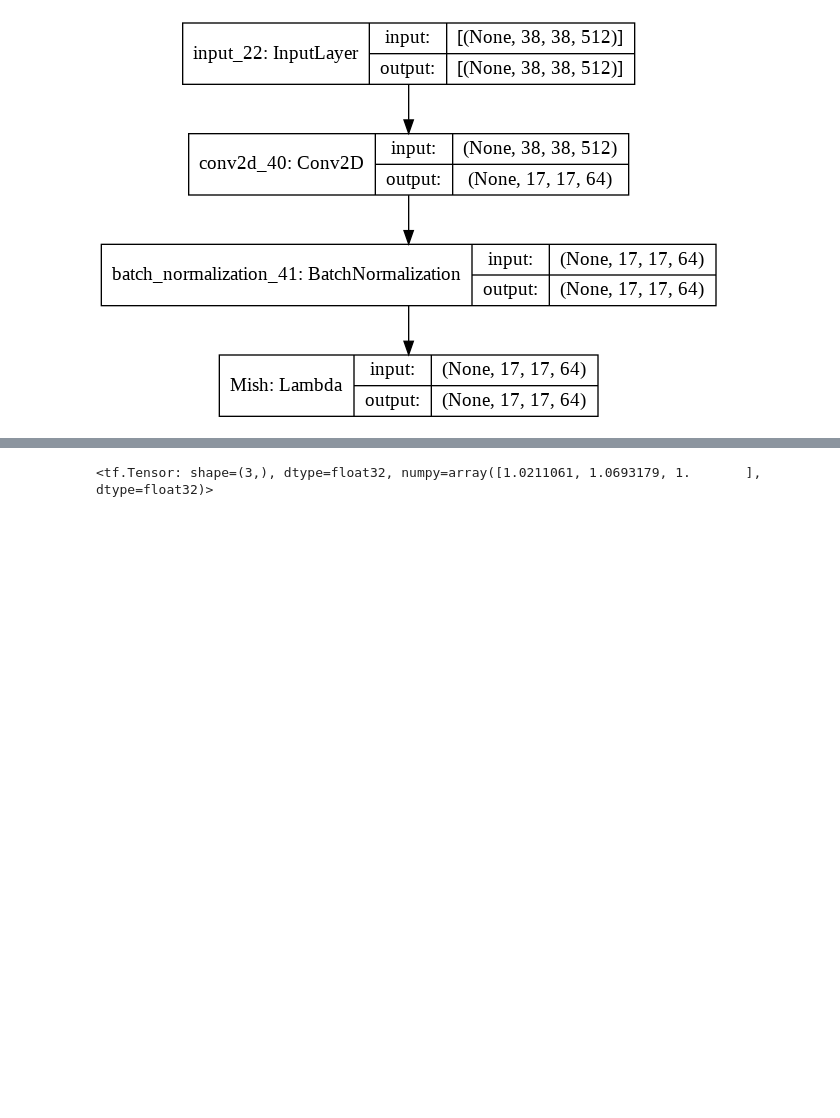
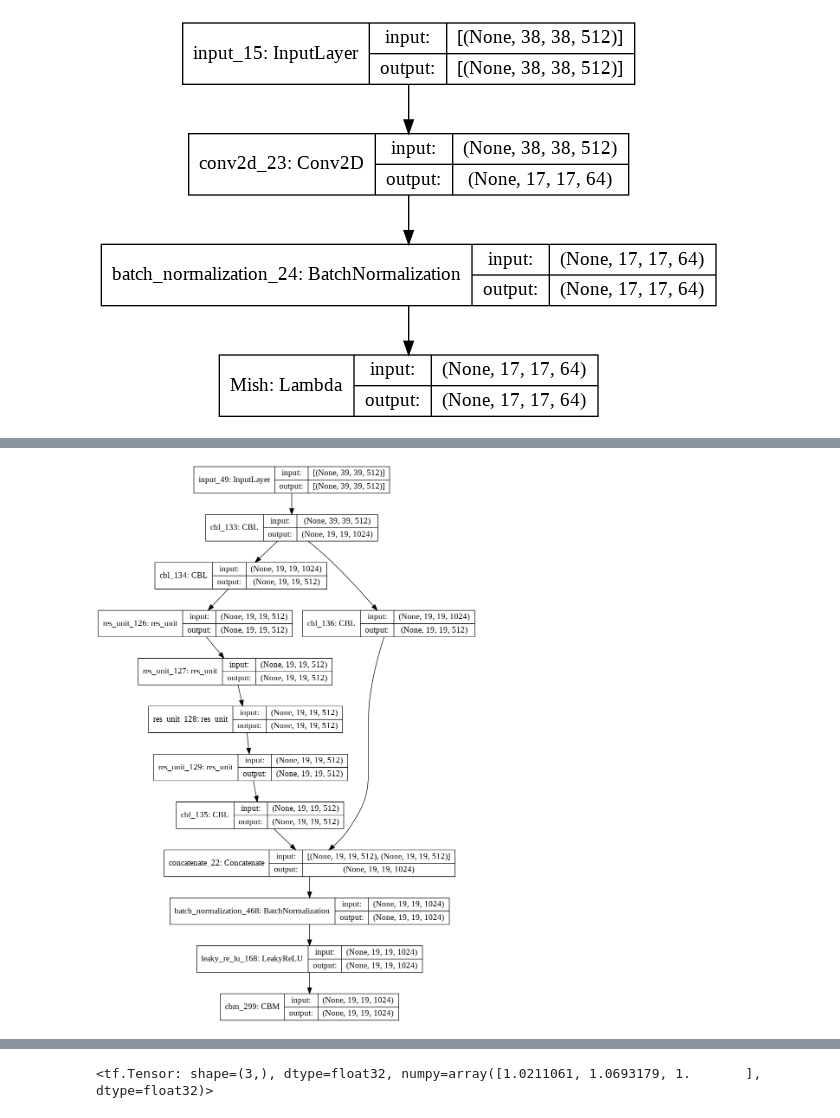
Before and after one commit to YuenFuiLau/Google-Colab, a Jupyter notebook: tensorflow_dev.ipynb, the cells around one changed output, grey strips where cells are left out. Cells and saved outputs as stored; diff of their text form; code cells hidden in the pictures; blank space fills up the shorter version.

```diff
--- a/tensorflow_dev.ipynb
+++ b/tensorflow_dev.ipynb
@@ -571,3 +1183,57 @@ plot_model(model,show_shapes=True, show_layer_names=True)
+# %%
+#CSP4 in : 39 x 39 x 512 out :
+CSPX_info = {}
+
+#num_of_res_unit
+CSPX_info["num_of_res_unit"] = 4
+
+#res_unit_info
+
+res_unit_1 = {}
+res_unit_1["CBM_1"] = (512,1,1,"same")
+res_unit_1["CBM_2"] = (512,3,1,"same")
+CSPX_info["res_unit_1"] = res_unit_1
+
+res_unit_2 = {}
+res_unit_2["CBM_1"] = (512,1,1,"same")
+res_unit_2["CBM_2"] = (512,3,1,"same")
+CSPX_info["res_unit_2"] = res_unit_2
+
+res_unit_3 = {}
+res_unit_3["CBM_1"] = (512,1,1,"same")
+res_unit_3["CBM_2"] = (512,3,1,"same")
+CSPX_info["res_unit_3"] = res_unit_3
+
+res_unit_4 = {}
+res_unit_4["CBM_1"] = (512,1,1,"same")
+res_unit_4["CBM_2"] = (512,3,1,"same")
+CSPX_info["res_unit_4"] = res_unit_4
+
+
+#CBL_1
+CSPX_info["CBL_1"] = (1024,3,2,"valid")
+
+#CBL_2
+CSPX_info["CBL_2"] = (512,1,1,"same")
+
+#CBL_3
+CSPX_info["CBL_3"] = (512,3,1,"same")
+
+#CBL_4
+CSPX_info["CBL_4"] = (512,3,1,"same")
+
+#CBM_1
+CSPX_info["CBM_1"] = (1024,1,1,"same")
+
+initializer = tf.random_normal_initializer()
+k = tf.Variable(initial_value=initializer(shape=(10,39,39,512),dtype="float64"))
+in_x = tf.keras.layers.Input(shape=tuple(k.get_shape().as_list()[1:]))
+
+y = CSPX(CSPX_info)
+model = y.graph_model(tuple(in_x.get_shape().as_list()[1:]))
+plot_model(model,show_shapes=True, show_layer_names=True)
+# %% [output]
+[figure, added]
 # %%
 
 res = tf.keras.layers.Lambda(Mish)(x)
```
Also changed, not shown: parts of 18 cells of this notebook.
